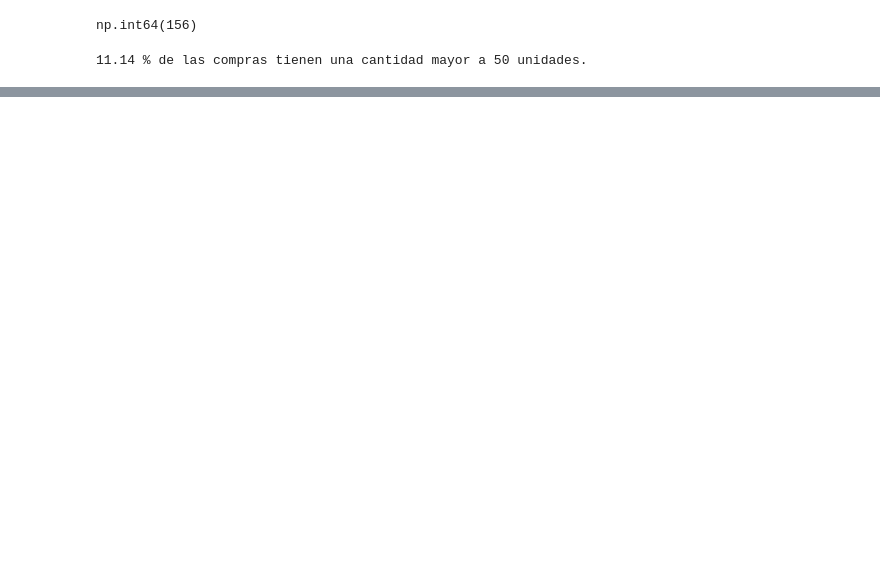
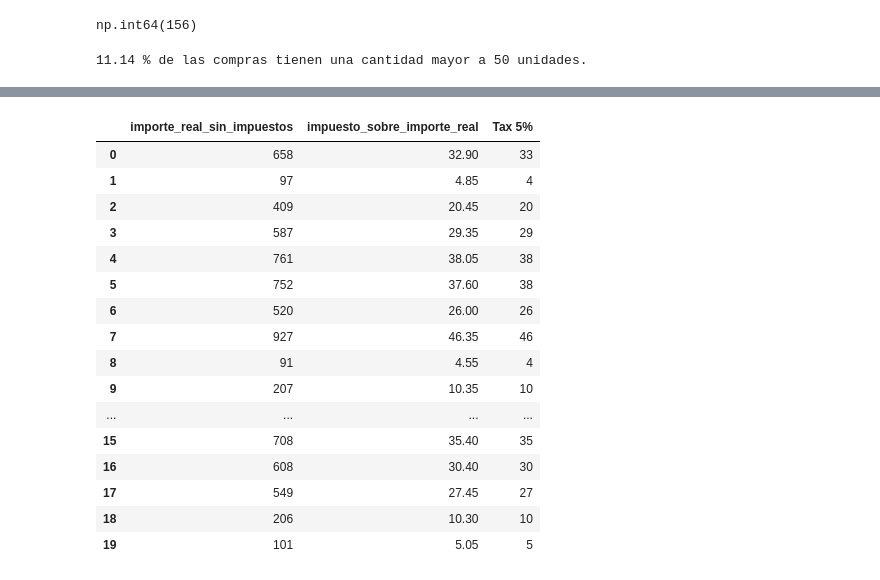
Before and after one commit to ramongomz-wq/EDA-Supermarket-Sales-CursoF5, a Jupyter notebook: notebooks/eda_supermarket.ipynb, the cells around one changed output, grey strips where cells are left out. Cells and saved outputs as stored; diff of their text form; code cells hidden in the pictures; blank space fills up the shorter version.

```diff
--- a/notebooks/eda_supermarket.ipynb
+++ b/notebooks/eda_supermarket.ipynb
@@ -277,0 +412,26 @@ print(round(porcentaje, 2), "% de las compras tienen una cantidad mayor a 50 uni
+# %%
+df["impuesto_sobre_importe_real"] = df["importe_real_sin_impuestos"] * 0.05
+
+display(df[[
+    "importe_real_sin_impuestos",
+    "impuesto_sobre_importe_real",
+    "Tax 5%"
+]].head(20))
+# %% [output]
+|  | importe_real_sin_impuestos | impuesto_sobre_importe_real | Tax 5% |
+| 0 | 658 | 32.90 | 33 |
+| 1 | 97 | 4.85 | 4 |
+| 2 | 409 | 20.45 | 20 |
+| 3 | 587 | 29.35 | 29 |
+| 4 | 761 | 38.05 | 38 |
+| 5 | 752 | 37.60 | 38 |
+| 6 | 520 | 26.00 | 26 |
+| 7 | 927 | 46.35 | 46 |
+| 8 | 91 | 4.55 | 4 |
+| 9 | 207 | 10.35 | 10 |
+| ... | ... | ... | ... |
+| 15 | 708 | 35.40 | 35 |
+| 16 | 608 | 30.40 | 30 |
+| 17 | 549 | 27.45 | 27 |
+| 18 | 206 | 10.30 | 10 |
+| 19 | 101 | 5.05 | 5 |
```
Also changed, not shown: parts of 11 cells of this notebook.
